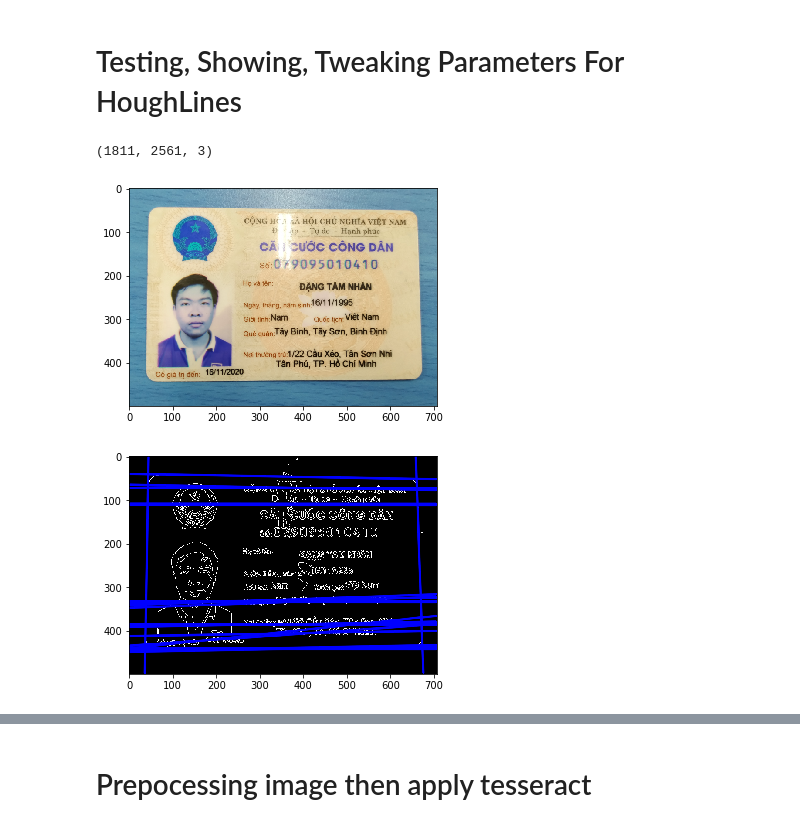
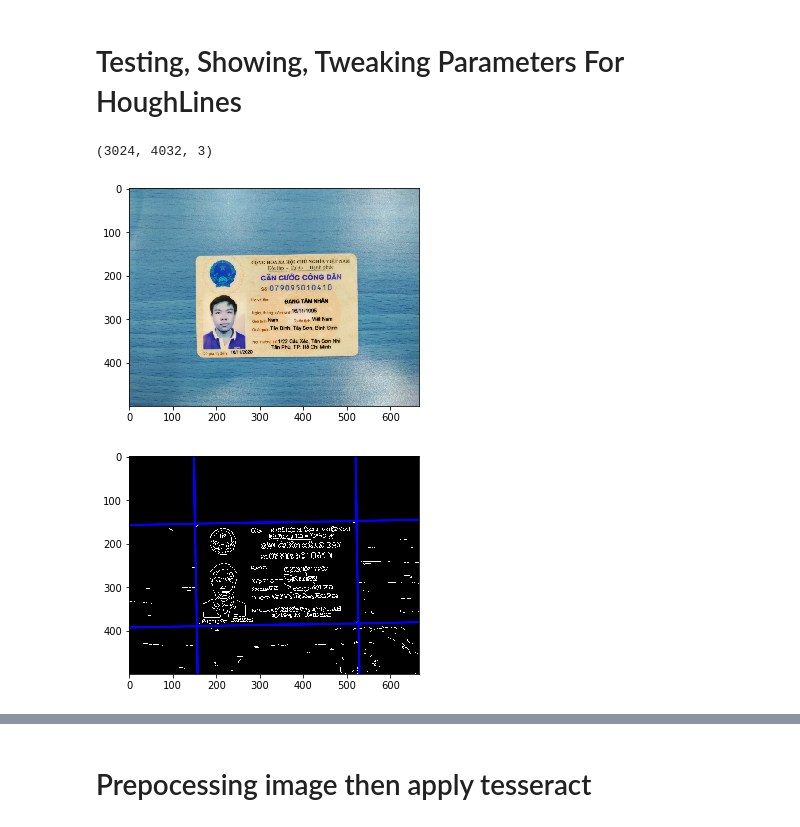
Before and after one commit to victornguyen18/devc_project, a Jupyter notebook: controller/Perspective_Transform.ipynb, the cells around one changed output, grey strips where cells are left out. Cells and saved outputs as stored; diff of their text form; code cells hidden in the pictures.

```diff
--- a/controller/Perspective_Transform.ipynb
+++ b/controller/Perspective_Transform.ipynb
@@ -34,15 +34,15 @@ print(img.shape)
 # Testing, Showing, Tweaking Parameters For HoughLines
 # %%
 # TCT, NDMT
-img_edge = cv2.imread('../image/cccd/DTN_Shot.jpg', cv2.IMREAD_COLOR)
+img_edge = cv2.imread('../image/cccd/DTN_CCCD_Shot2.jpg', cv2.IMREAD_COLOR)
 print(img_edge.shape)
 ratio = img_edge.shape[0] / 500.0
 orig = img_edge.copy()
 img_edge = imutils.resize(img_edge, height = 500)
 show_image(img_edge)
 # %% [output]
-(1811, 2561, 3)
+(3024, 4032, 3)
-[figure, old version]
+[figure, new version]
 # %%
 gray = cv2.cvtColor(img_edge, cv2.COLOR_BGR2GRAY)
 gray = cv2.GaussianBlur(img_edge, (3, 3), 3)
@@ -52,7 +52,7 @@ dst = cv2.Canny(gray, 50, 100, None, 3)
 # Copy edges to the images that will display the results in BGR
 cdst = cv2.cvtColor(dst, cv2.COLOR_GRAY2BGR)
 
-lines = cv2.HoughLines(dst, 1, np.pi / 180, 135, None, 0, 0)
+lines = cv2.HoughLines(dst, 1, np.pi / 180, 140, None, 0, 0)
 
 if lines is not None:
     for i in range(0, len(lines)):
@@ -70,7 +70,7 @@ if lines is not None:
 # cv2_imshow(cdst)
 show_image(cdst)
 # %% [output]
-[figure, old version]
+[figure, new version]
 # %%
 pts = []
 for i in range(lines.shape[0]):
```
Also changed, not shown: parts of 16 cells of this notebook, 13 other files.
